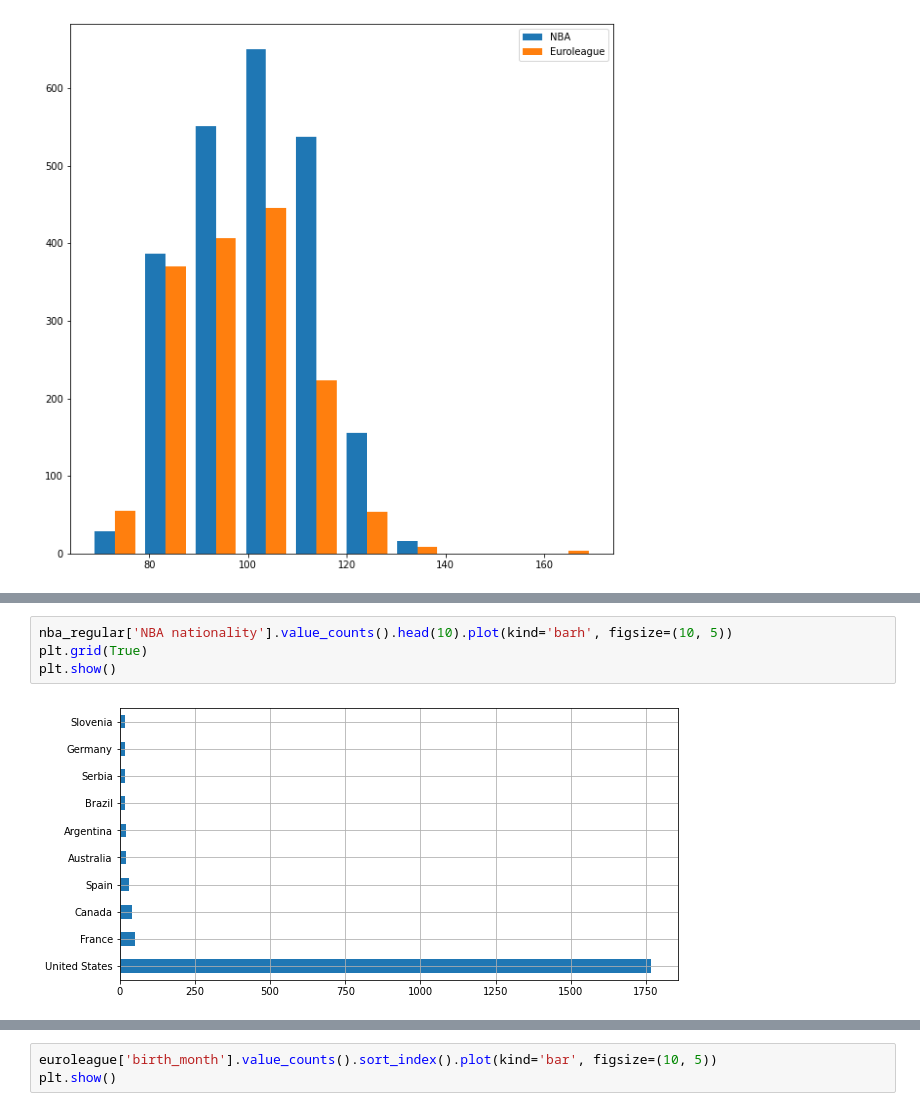
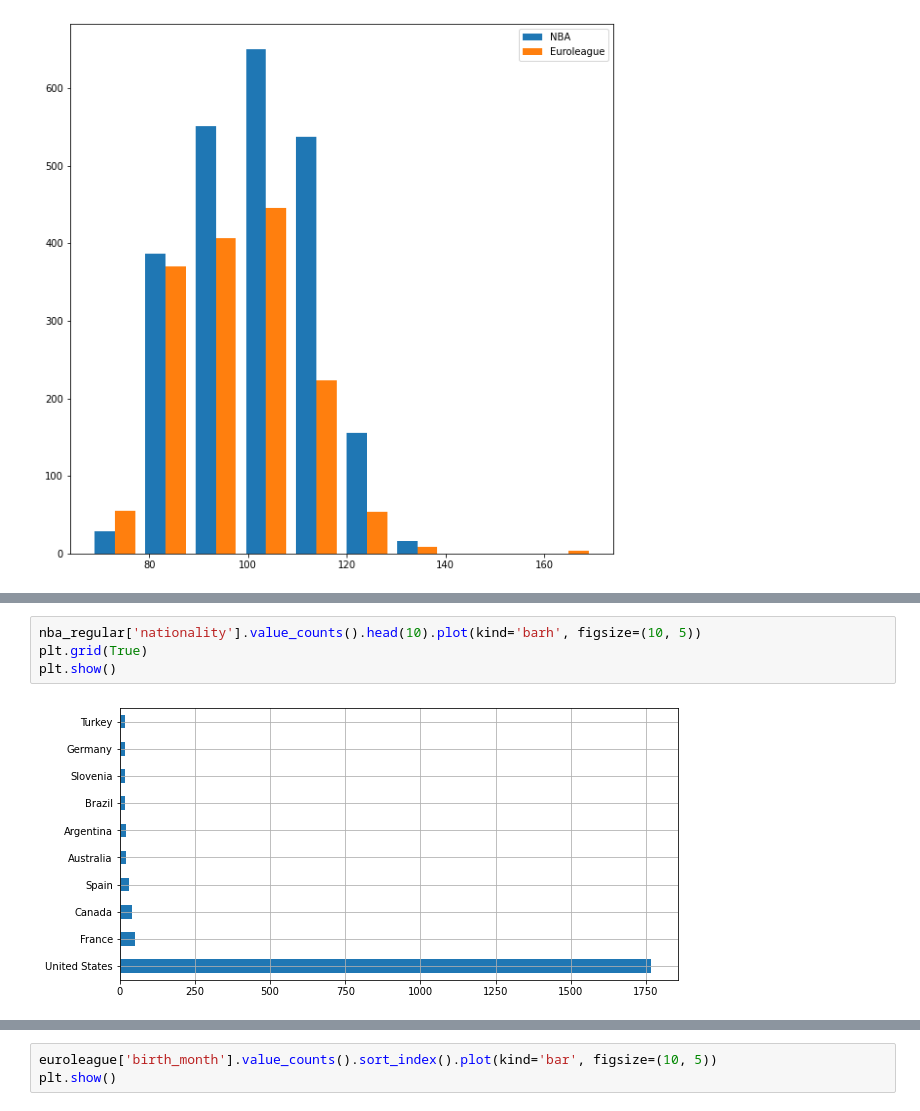
Before and after one commit to aleksperic/Basketball-player-stats, a Jupyter notebook: Basketball_player_stats.ipynb, the cells around one changed output, grey strips where cells are left out. Drawn from its saved outputs; the diff is of its cells as text.

```diff
--- a/Basketball_player_stats.ipynb
+++ b/Basketball_player_stats.ipynb
@@ -254,7 +332,7 @@ plt.show()
 # %%
-nba_regular['NBA nationality'].value_counts().head(10).plot(kind='barh', figsize=(10, 5))
+nba_regular['nationality'].value_counts().head(10).plot(kind='barh', figsize=(10, 5))
 plt.grid(True)
 plt.show()
 # %% [output]
-[figure, old version]
+[figure, new version]
 # %%
```
Also changed, not shown: parts of 18 cells of this notebook.
